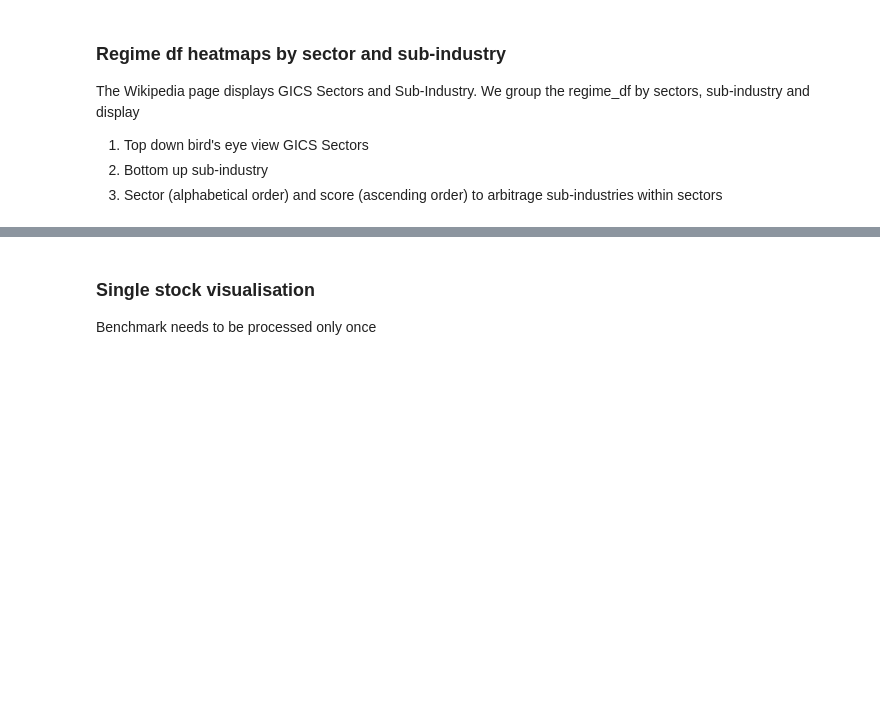
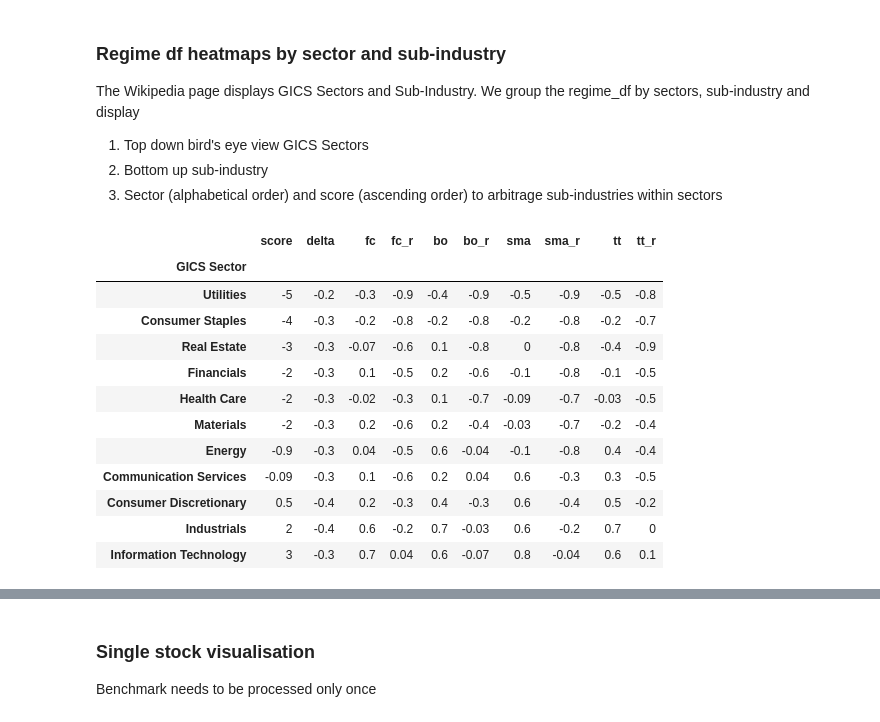
Before and after one commit to bjahnke/backtest_notebook, a Jupyter notebook: notes/market_scanner.ipynb, the cells around one changed output, grey strips where cells are left out. Cells and saved outputs as stored; diff of their text form; code cells hidden in the pictures; blank space fills up the shorter version.

```diff
--- a/notes/market_scanner.ipynb
+++ b/notes/market_scanner.ipynb
@@ -169,17 +198,24 @@ _strategy_lookup, tx_tables, price_histories, bench = sad.main(
 # %%
-# delta measures the difference between absolute and relative regimes
-regime_df['delta'] = 0
-regime_pairs = [('rg', 'rrg'), ('smaC50200', 'smar50200'), ('boHL200', 'borr200'), ('ttH50L200', 'ttr50r200')]
-for absolute, relative in regime_pairs:
-    delta = (regime_df[relative] - regime_df[absolute]) / 2
-    regime_df['delta'] = regime_df['delta'] + delta
-
-regime_df['delta'] = regime_df['delta'] / len(regime_pairs)
 groupby_cols = ['score', 'delta'] + regime_cols
 sort_key = ['GICS Sector']
-regime_df.groupby(sort_key)[groupby_cols].mean().sort_values(
-    by= 'score').style.background_gradient(
+sector_overview = regime_overview.groupby(sort_key)[groupby_cols].mean().sort_values(
+    by= 'score')
+sector_overview.style.background_gradient(
     subset= groupby_cols,cmap= 'RdYlGn').format('{:.1g}')
+# %% [output]
+|  | score | delta | fc | fc_r | bo | bo_r | sma | sma_r | tt | tt_r |
+| GICS Sector |  |  |  |  |  |  |  |  |  |  |
+| Utilities | -5 | -0.2 | -0.3 | -0.9 | -0.4 | -0.9 | -0.5 | -0.9 | -0.5 | -0.8 |
+| Consumer Staples | -4 | -0.3 | -0.2 | -0.8 | -0.2 | -0.8 | -0.2 | -0.8 | -0.2 | -0.7 |
+| Real Estate | -3 | -0.3 | -0.07 | -0.6 | 0.1 | -0.8 | 0 | -0.8 | -0.4 | -0.9 |
+| Financials | -2 | -0.3 | 0.1 | -0.5 | 0.2 | -0.6 | -0.1 | -0.8 | -0.1 | -0.5 |
+| Health Care | -2 | -0.3 | -0.02 | -0.3 | 0.1 | -0.7 | -0.09 | -0.7 | -0.03 | -0.5 |
+| Materials | -2 | -0.3 | 0.2 | -0.6 | 0.2 | -0.4 | -0.03 | -0.7 | -0.2 | -0.4 |
+| Energy | -0.9 | -0.3 | 0.04 | -0.5 | 0.6 | -0.04 | -0.1 | -0.8 | 0.4 | -0.4 |
+| Communication Services | -0.09 | -0.3 | 0.1 | -0.6 | 0.2 | 0.04 | 0.6 | -0.3 | 0.3 | -0.5 |
+| Consumer Discretionary | 0.5 | -0.4 | 0.2 | -0.3 | 0.4 | -0.3 | 0.6 | -0.4 | 0.5 | -0.2 |
+| Industrials | 2 | -0.4 | 0.6 | -0.2 | 0.7 | -0.03 | 0.6 | -0.2 | 0.7 | 0 |
+| Information Technology | 3 | -0.3 | 0.7 | 0.04 | 0.6 | -0.07 | 0.8 | -0.04 | 0.6 | 0.1 |
 # %%
 groupby_cols = ['score', 'delta'] + regime_cols
 sort_key = ['GICS Sub-Industry']
```
Also changed, not shown: parts of 17 cells of this notebook, 10 other files.
